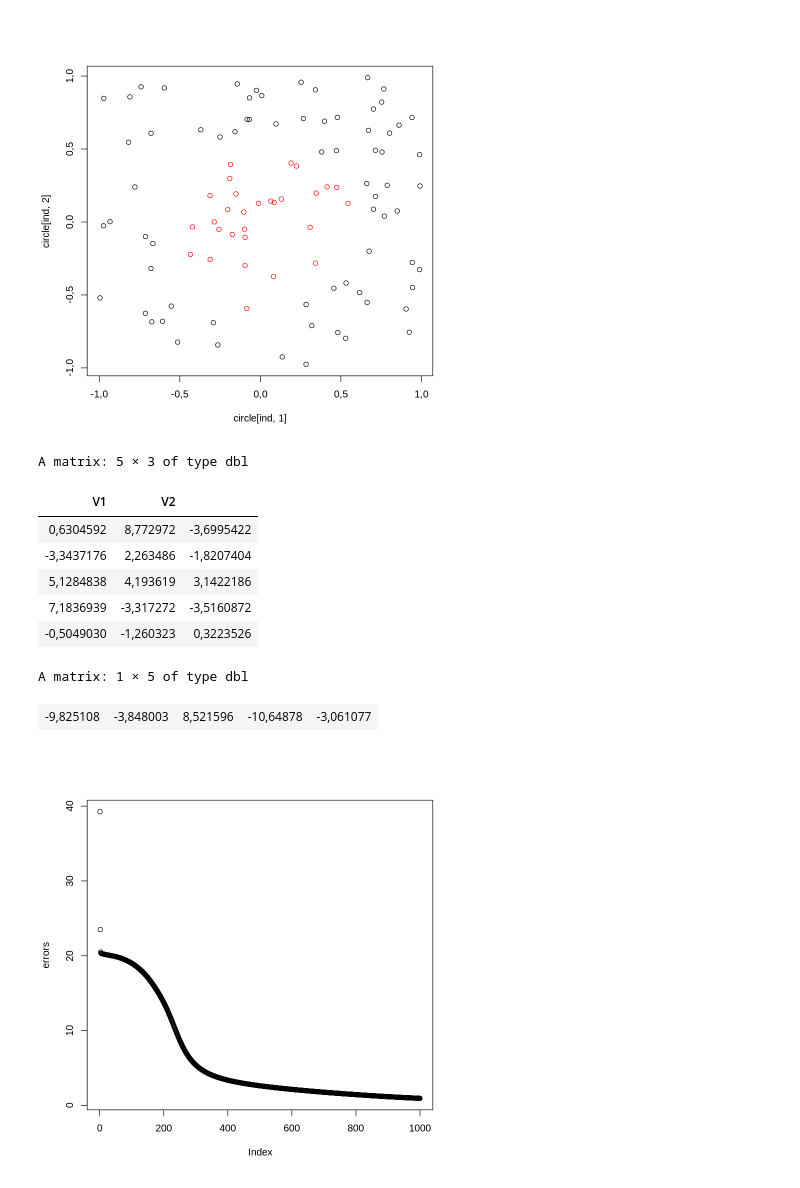
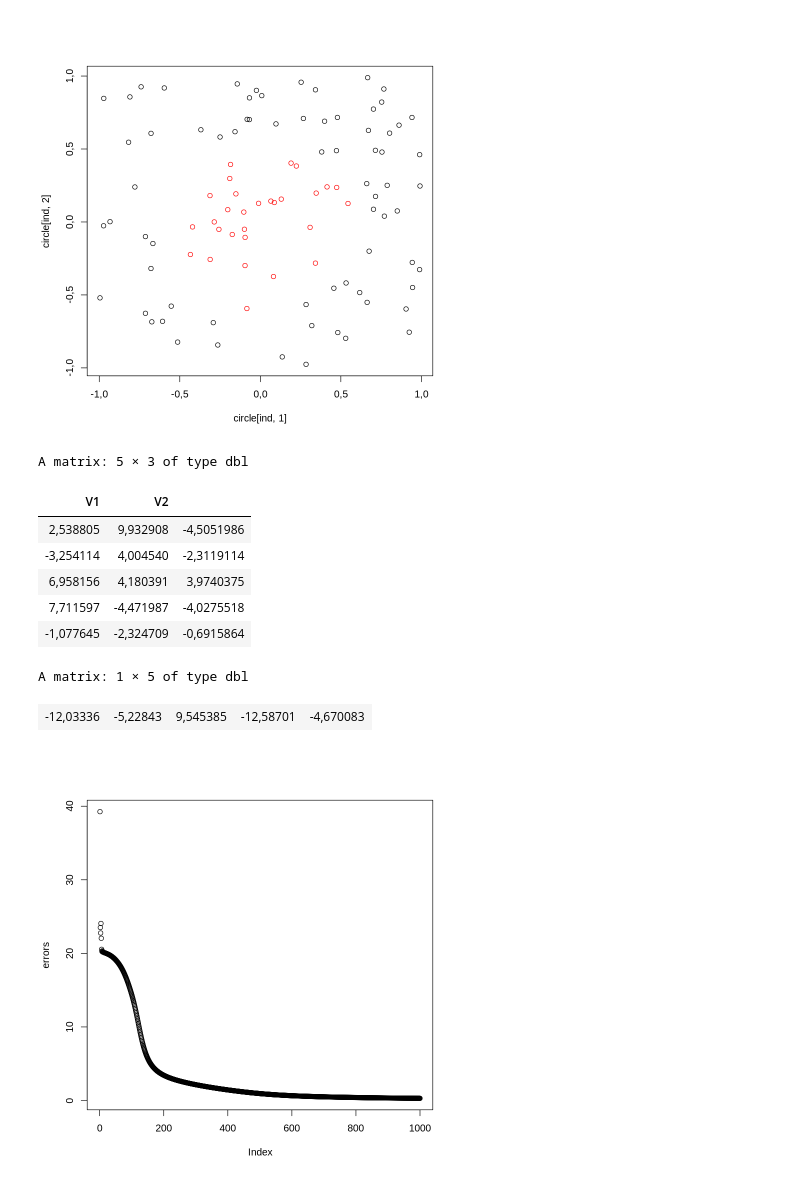
Before and after one commit to NTrevisani/DataScienceMaster, a Jupyter notebook: MachineLearning_1/Practica1/Tarea1_NicoloTrevisani.ipynb, the cells around one changed output. Drawn from its saved outputs; the diff is of its cells as text; code cells hidden in the pictures.

```diff
--- a/MachineLearning_1/Practica1/Tarea1_NicoloTrevisani.ipynb
+++ b/MachineLearning_1/Practica1/Tarea1_NicoloTrevisani.ipynb
@@ -39,7 +39,8 @@ activation <- function(z) {
 # Defino aquí la función de back propagation
 
 # h = numero de neuronas de cada capa oculta
-backprop_mlp <- function(x, y, epochs = 10, eta = 0.1, h = c(2)) {
+# in = coeficiente de inercia (por defecto es 0)
+backprop_mlp <- function(x, y, epochs = 10, eta = 0.1, h = c(2), inertia = 0) {
 
     # Inicializar matrices y listas
     errors <- c()
@@ -63,6 +64,12 @@ backprop_mlp <- function(x, y, epochs = 10, eta = 0.1, h = c(2)) {
             ncol = neurons[i])
     }
 
+    # El Wdelta de la epoca anterior (para computar el termino de inercia)
+    Wdelta_old <- list()
+    for (i in 1:(n_layers + 1)){
+        Wdelta_old[[i]] <- 0
+    }
+
     for (j in 1:epochs) {
 
         # Defino las variables que necesito, propagando hacía adelante
@@ -83,7 +90,7 @@ backprop_mlp <- function(x, y, epochs = 10, eta = 0.1, h = c(2)) {
             aux[[i]] <- activation(h[[i]] %*% t(Weights[[i]])) * (1 - activation(h[[i]] %*% t(Weights[[i]])))
         }
 
-        # Lista de los DeltaW
+        # Lista de los Wdelta
         Wdelta = list()
 
         y_out = h[[n_layers + 2]]
@@ -101,14 +108,18 @@ backprop_mlp <- function(x, y, epochs = 10, eta = 0.1, h = c(2)) {
         # Back propagation: el bucle for va al revés
         for (i in (n_layers + 1):1){
             Wdelta[[i]]  <- t(supp[[i]]) %*% h[[i]]
-            Weights[[i]] <- Weights[[i]] + (eta * Wdelta[[i]])
+            Weights[[i]] <- Weights[[i]] + (eta * Wdelta[[i]]) + (inertia * Wdelta_old[[i]])
             if (i > 1){
-                supp[[i - 1]] <- (supp[[i]] %*% Weights[[i]]) * aux[[i -1]]
+                supp[[i - 1]] <- (supp[[i]] %*% Weights[[i]]) * aux[[i - 1]]
             }
         }
         # Error output
         errors <- c(errors, sum(error**2))
-}
+
+        # Guardo los Wdelta por si quiero usar un termino de inercia en la próxima epoca
+        Wdelta_old = Wdelta
+    }
+
 # Return values
 plot(errors)
 
@@ -118,15 +129,16 @@ return(Weights)
 # %%
 set.seed(1)
 
-backprop_mlp(a, b, h = c(5), epochs= 1000, eta = 0.1)
+my_mlp <- backprop_mlp(a, b, h = c(5), epochs= 1000, eta = 0.1, inertia = 0.1)
+my_mlp
 # %% [output]
 A matrix: 5 × 3 of type dbl
 | V1 | V2 |  |
-| 0,6304592 | 8,772972 | -3,6995422 |
-| -3,3437176 | 2,263486 | -1,8207404 |
-| 5,1284838 | 4,193619 | 3,1422186 |
-| 7,1836939 | -3,317272 | -3,5160872 |
-| -0,5049030 | -1,260323 | 0,3223526 |
+| 2,538805 | 9,932908 | -4,5051986 |
+| -3,254114 | 4,004540 | -2,3119114 |
+| 6,958156 | 4,180391 | 3,9740375 |
+| 7,711597 | -4,471987 | -4,0275518 |
+| -1,077645 | -2,324709 | -0,6915864 |
 A matrix: 1 × 5 of type dbl
-| -9,825108 | -3,848003 | 8,521596 | -10,64878 | -3,061077 |
+| -12,03336 | -5,22843 | 9,545385 | -12,58701 | -4,670083 |
-[figure, old version]
+[figure, new version]
```
Also changed, not shown: parts of 3 cells of this notebook, 2 other files.
